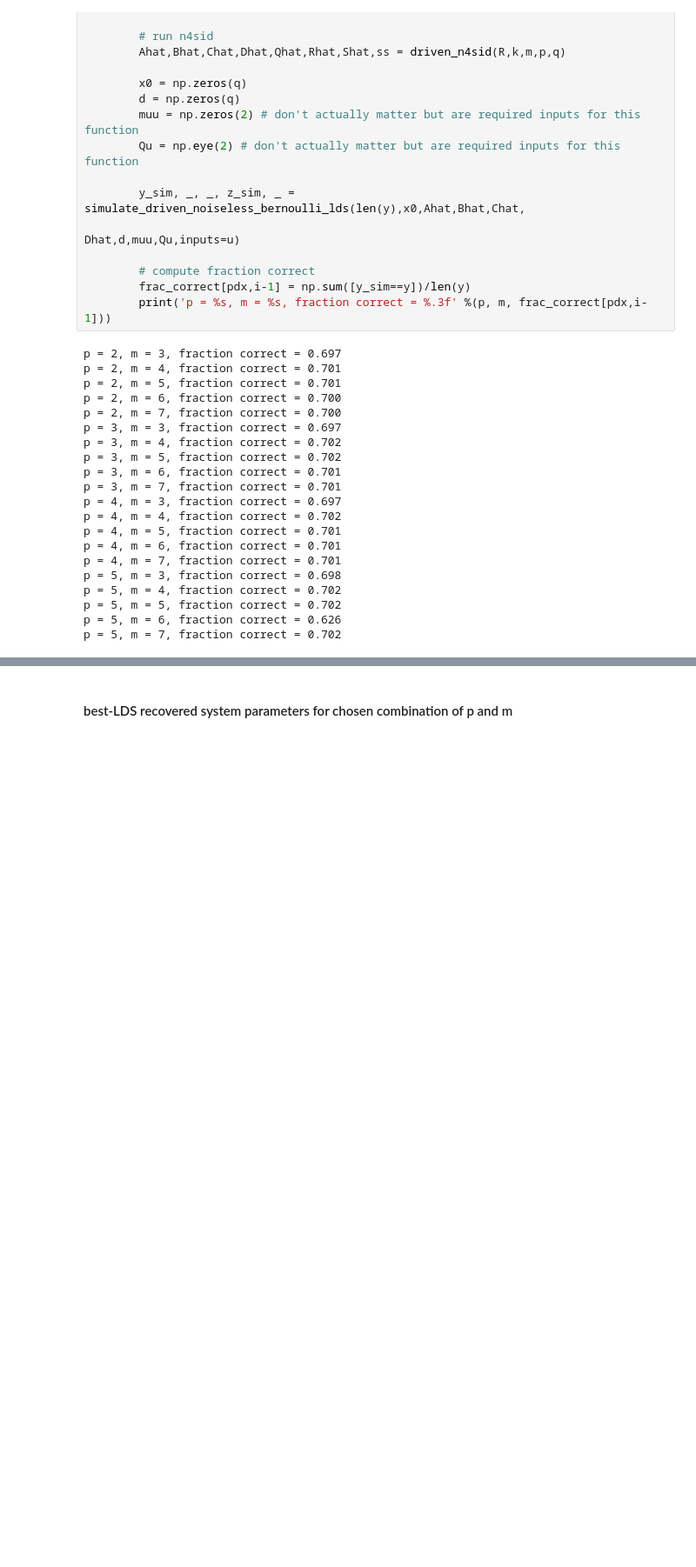
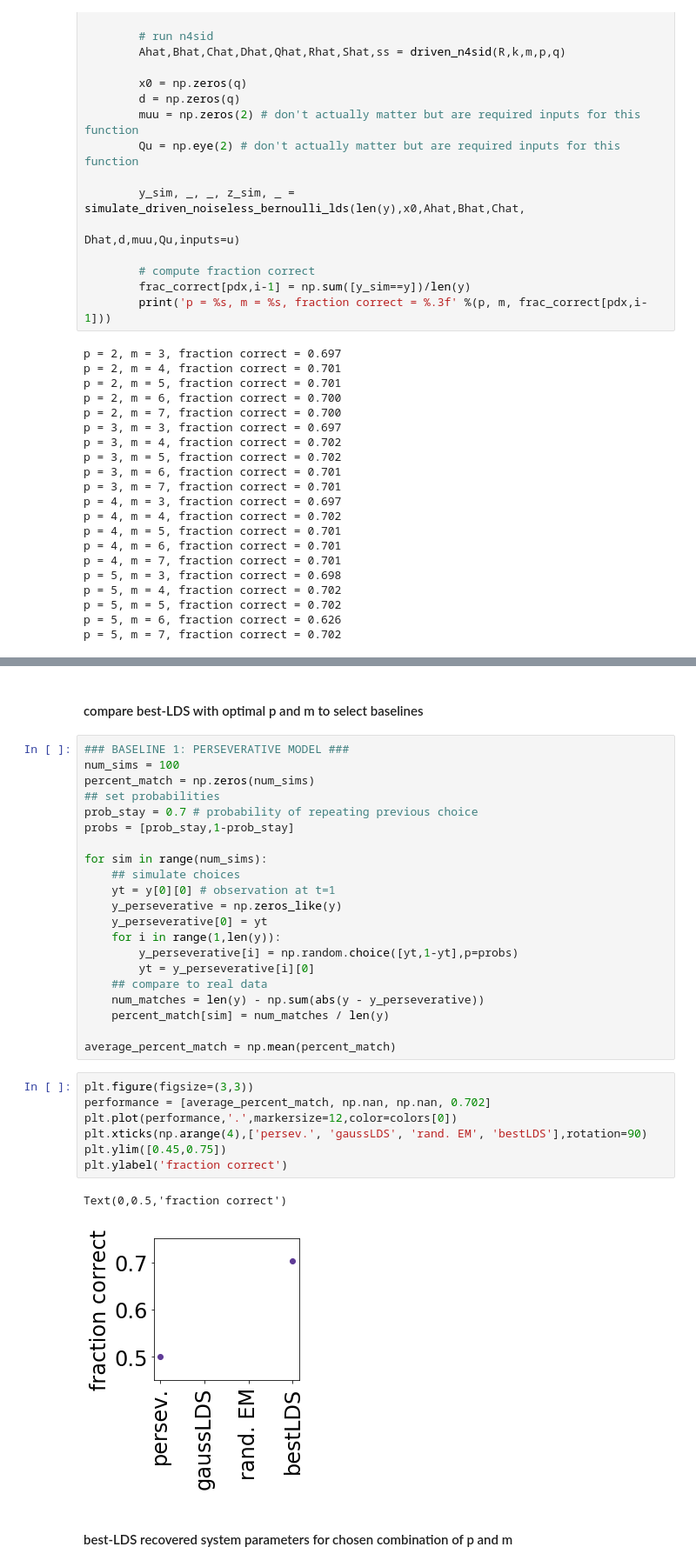
Before and after one commit to irisstone/bestLDS, a Jupyter notebook: figures/fig4.ipynb, the cells around one changed output, grey strips where cells are left out. Shown at 87% size. Drawn from its saved outputs; the diff is of its cells as text; blank space fills up the shorter version.

Commit message:
perseverative model for baseline comparison

```diff
--- a/figures/fig4.ipynb
+++ b/figures/fig4.ipynb
@@ -159,5 +160,38 @@ plt.savefig('saved_images/fig4c.pdf', transparent=True)
 # %% [output]
 [figure]
+# %% [markdown]
+#### compare best-LDS with optimal p and m to select baselines
+# %%
+### BASELINE 1: PERSEVERATIVE MODEL ###
+num_sims = 100
+percent_match = np.zeros(num_sims)
+## set probabilities
+prob_stay = 0.7 # probability of repeating previous choice
+probs = [prob_stay,1-prob_stay]
+
+for sim in range(num_sims):
+    ## simulate choices
+    yt = y[0][0] # observation at t=1
+    y_perseverative = np.zeros_like(y)
+    y_perseverative[0] = yt
+    for i in range(1,len(y)):
+        y_perseverative[i] = np.random.choice([yt,1-yt],p=probs)
+        yt = y_perseverative[i][0]
+    ## compare to real data
+    num_matches = len(y) - np.sum(abs(y - y_perseverative))
+    percent_match[sim] = num_matches / len(y)
+
+average_percent_match = np.mean(percent_match)
+# %%
+plt.figure(figsize=(3,3))
+performance = [average_percent_match, np.nan, np.nan, 0.702]
+plt.plot(performance,'.',markersize=12,color=colors[0])
+plt.xticks(np.arange(4),['persev.', 'gaussLDS', 'rand. EM', 'bestLDS'],rotation=90)
+plt.ylim([0.45,0.75])
+plt.ylabel('fraction correct')
+# %% [output]
+Text(0,0.5,'fraction correct')
+[figure, added]
 # %% [markdown]
 #### best-LDS recovered system parameters for chosen combination of p and m
 # %%
```
Also changed, not shown: parts of 2 cells of this notebook.
